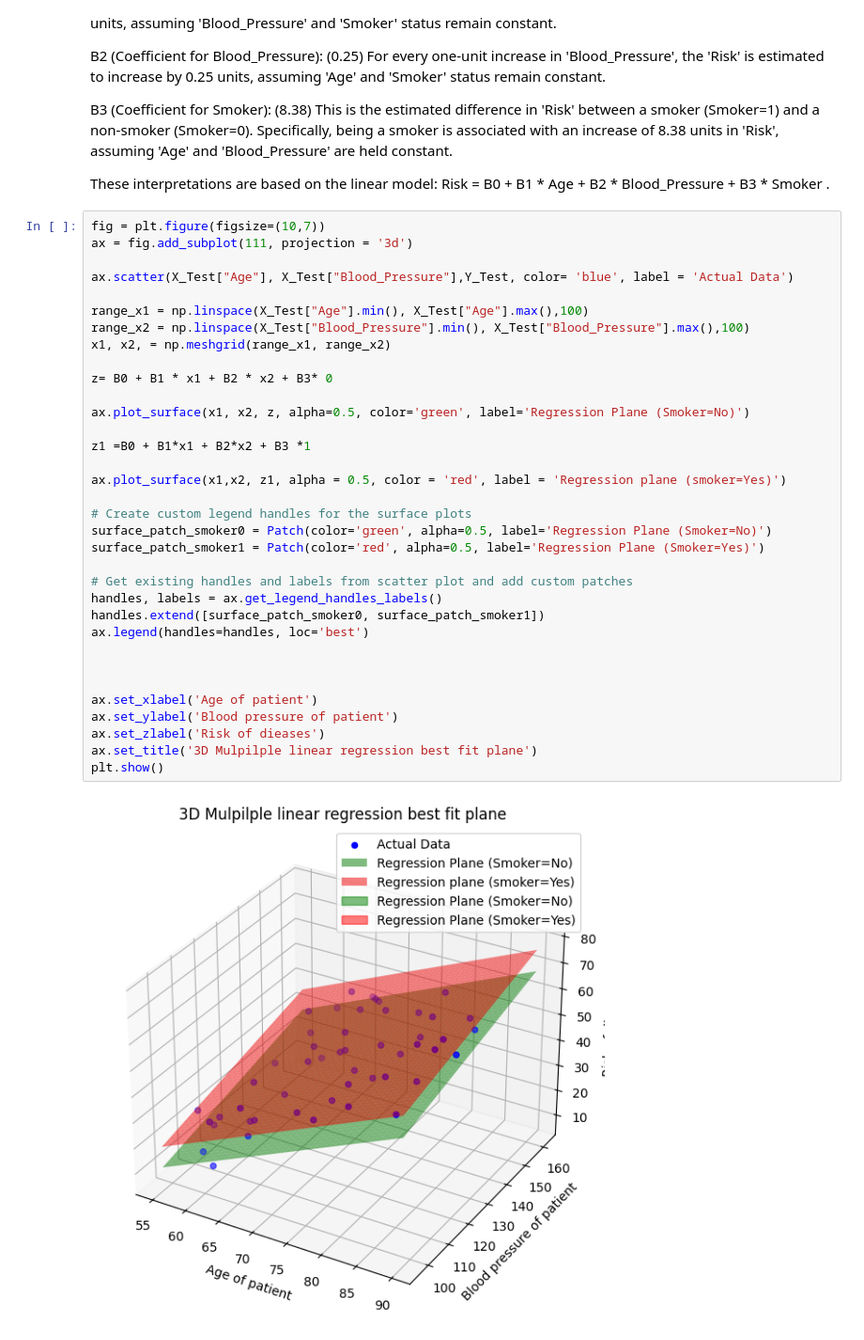
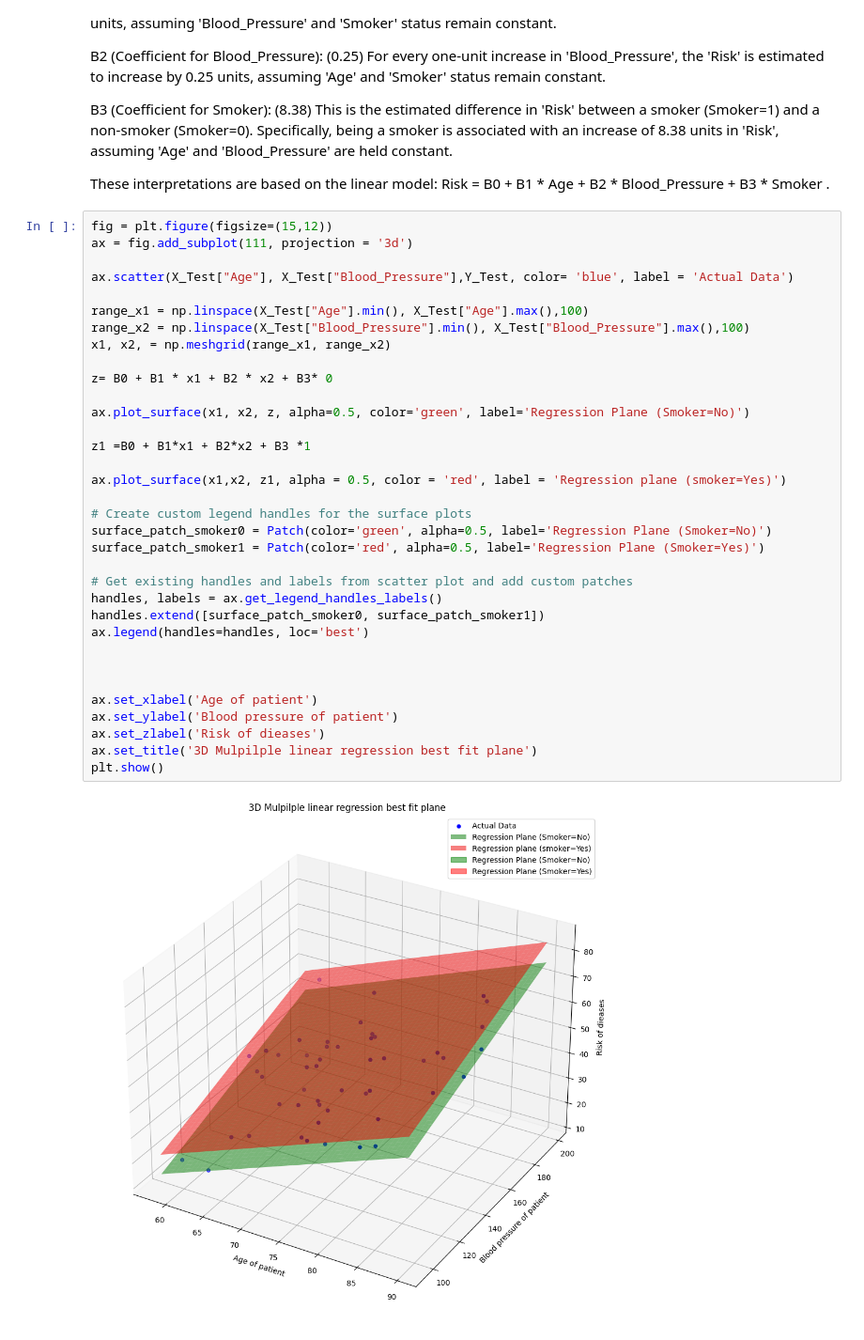
Before and after one commit to Kingculture-langa/Machine-Learning-Mini-Projects-, a Jupyter notebook: Linear Regression/LinearRegressionModel.ipynb, the cells around one changed output. Shown at 94% size. Drawn from its saved outputs; the diff is of its cells as text.

```diff
--- a/Linear Regression/LinearRegressionModel.ipynb
+++ b/Linear Regression/LinearRegressionModel.ipynb
@@ -84,41 +104,41 @@ B3 (Coefficient for Smoker): (8.38) This is the estimated difference in 'Risk' b
 
 These interpretations are based on the linear model: Risk = B0 + B1 * Age + B2 * Blood_Pressure + B3 * Smoker  .
 # %%
-fig = plt.figure(figsize=(10,7))
+fig = plt.figure(figsize=(15,12))
 ax = fig.add_subplot(111, projection = '3d')
 
 ax.scatter(X_Test["Age"], X_Test["Blood_Pressure"],Y_Test, color= 'blue', label = 'Actual Data')
 
 range_x1 = np.linspace(X_Test["Age"].min(), X_Test["Age"].max(),100)
 range_x2 = np.linspace(X_Test["Blood_Pressure"].min(), X_Test["Blood_Pressure"].max(),100)
 x1, x2, = np.meshgrid(range_x1, range_x2)
 
 z= B0 + B1 * x1 + B2 * x2 + B3* 0
 
 ax.plot_surface(x1, x2, z, alpha=0.5, color='green', label='Regression Plane (Smoker=No)')
 
 z1 =B0 + B1*x1 + B2*x2 + B3 *1
 
 ax.plot_surface(x1,x2, z1, alpha = 0.5, color = 'red', label = 'Regression plane (smoker=Yes)')
 
 # Create custom legend handles for the surface plots
 surface_patch_smoker0 = Patch(color='green', alpha=0.5, label='Regression Plane (Smoker=No)')
 surface_patch_smoker1 = Patch(color='red', alpha=0.5, label='Regression Plane (Smoker=Yes)')
 
 # Get existing handles and labels from scatter plot and add custom patches
 handles, labels = ax.get_legend_handles_labels()
 handles.extend([surface_patch_smoker0, surface_patch_smoker1])
 ax.legend(handles=handles, loc='best')
 
 
 
 ax.set_xlabel('Age of patient')
 ax.set_ylabel('Blood pressure of patient')
 ax.set_zlabel('Risk of dieases')
 ax.set_title('3D Mulpilple linear regression best fit plane')
 plt.show()
 # %% [output]
-[figure, old version]
+[figure, new version]
 # %%
 
 
```
Also changed, not shown: parts of 5 cells of this notebook.
